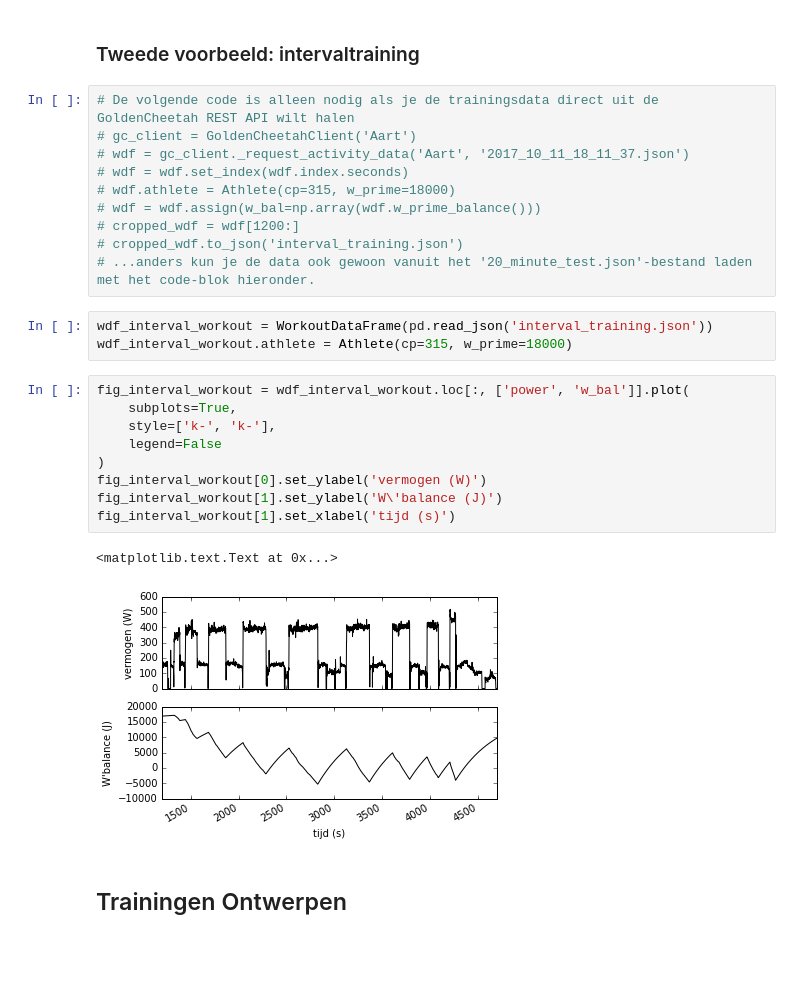
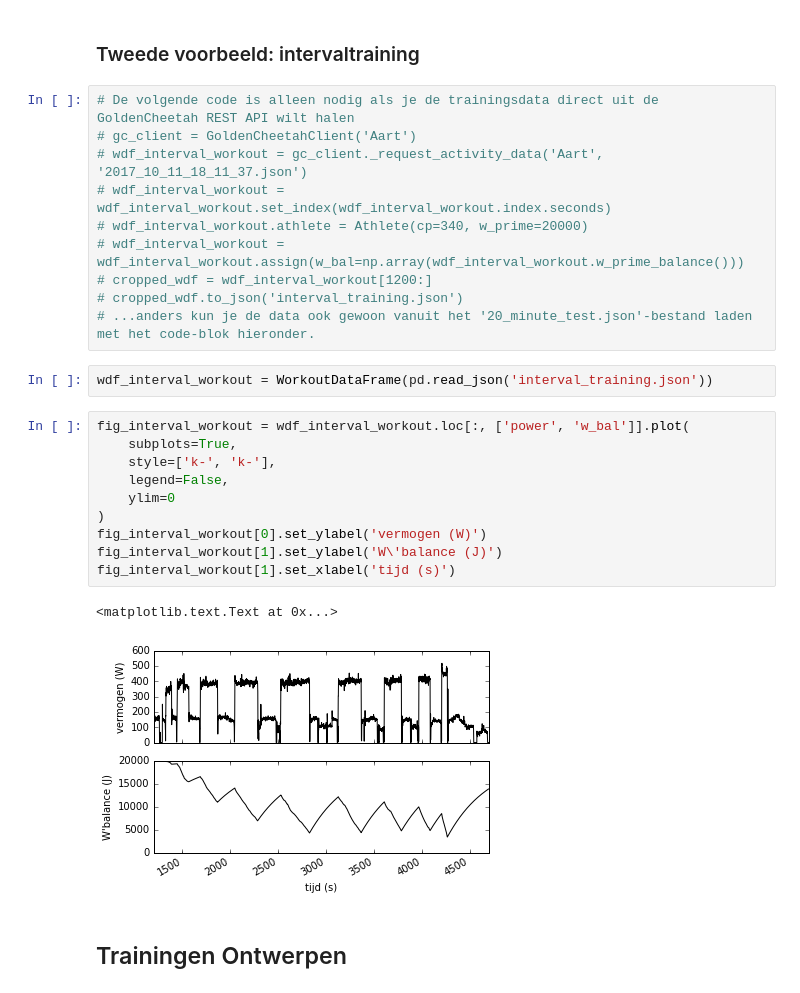
Before and after one commit to AartGoossens/publications, a Jupyter notebook: sportgericht/appendix.ipynb, the cells around one changed output. Cells and saved outputs as stored; diff of their text form; blank space fills up the shorter version.

Commit message:
CHANGE - Correctie van plots

```diff
--- a/sportgericht/appendix.ipynb
+++ b/sportgericht/appendix.ipynb
@@ -103,28 +104,28 @@ fig_20_minute_2.set_ylabel('W\'balance (J)')
 # %%
 # De volgende code is alleen nodig als je de trainingsdata direct uit de GoldenCheetah REST API wilt halen
 # gc_client = GoldenCheetahClient('Aart')
-# wdf = gc_client._request_activity_data('Aart', '2017_10_11_18_11_37.json')
-# wdf = wdf.set_index(wdf.index.seconds)
-# wdf.athlete = Athlete(cp=315, w_prime=18000)
-# wdf = wdf.assign(w_bal=np.array(wdf.w_prime_balance()))
-# cropped_wdf = wdf[1200:]
+# wdf_interval_workout = gc_client._request_activity_data('Aart', '2017_10_11_18_11_37.json')
+# wdf_interval_workout = wdf_interval_workout.set_index(wdf_interval_workout.index.seconds)
+# wdf_interval_workout.athlete = Athlete(cp=340, w_prime=20000)
+# wdf_interval_workout = wdf_interval_workout.assign(w_bal=np.array(wdf_interval_workout.w_prime_balance()))
+# cropped_wdf = wdf_interval_workout[1200:]
 # cropped_wdf.to_json('interval_training.json')
 # ...anders kun je de data ook gewoon vanuit het '20_minute_test.json'-bestand laden met het code-blok hieronder.
 # %%
 wdf_interval_workout = WorkoutDataFrame(pd.read_json('interval_training.json'))
-wdf_interval_workout.athlete = Athlete(cp=315, w_prime=18000)
 # %%
 fig_interval_workout = wdf_interval_workout.loc[:, ['power', 'w_bal']].plot(
     subplots=True,
     style=['k-', 'k-'],
-    legend=False
+    legend=False,
+    ylim=0
 )
 fig_interval_workout[0].set_ylabel('vermogen (W)')
 fig_interval_workout[1].set_ylabel('W\'balance (J)')
 fig_interval_workout[1].set_xlabel('tijd (s)')
 # %% [output]
 <matplotlib.text.Text at 0x...>
-[figure, old version]
+[figure, new version]
 # %% [markdown]
 ## Trainingen Ontwerpen
 # %% [markdown]
```
Also changed, not shown: parts of 1 cell of this notebook, 3 other files.
